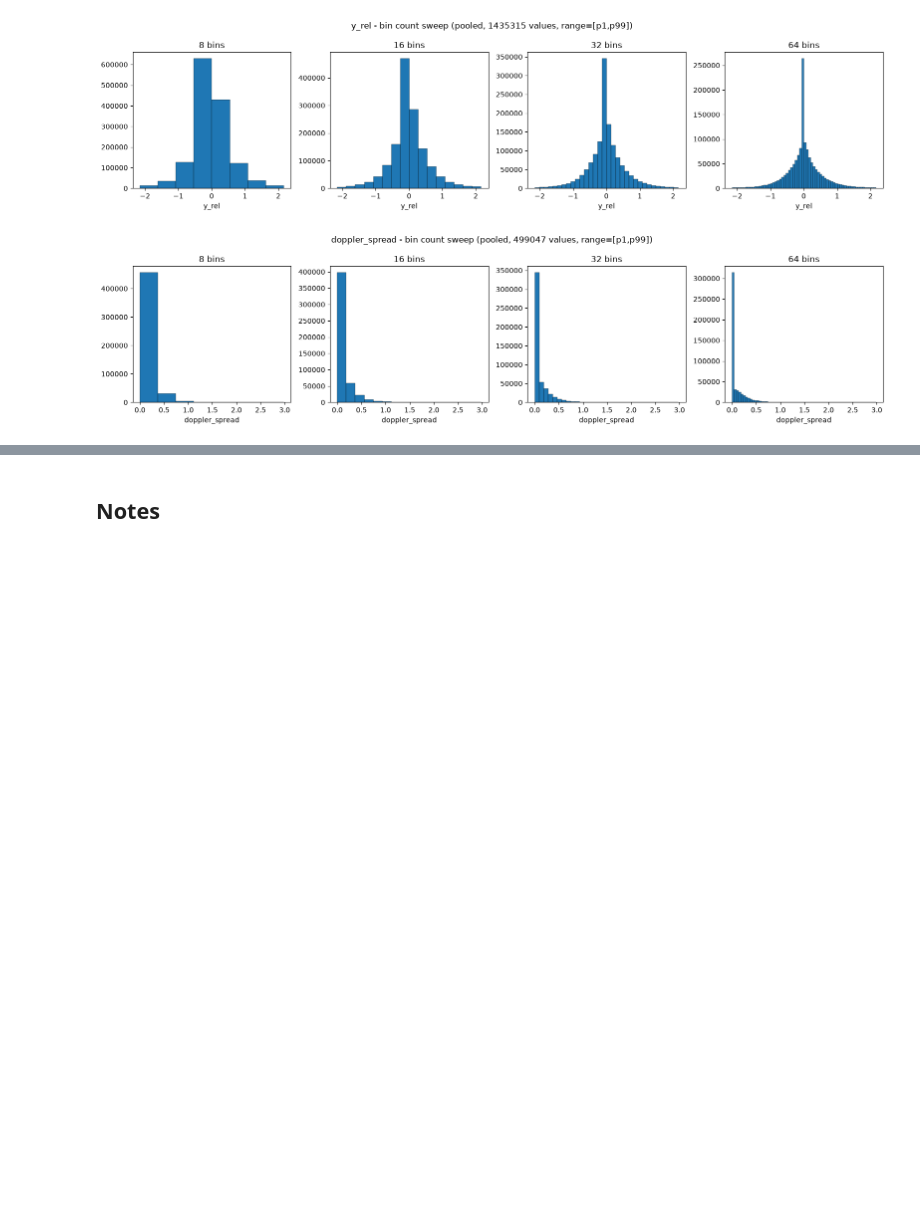
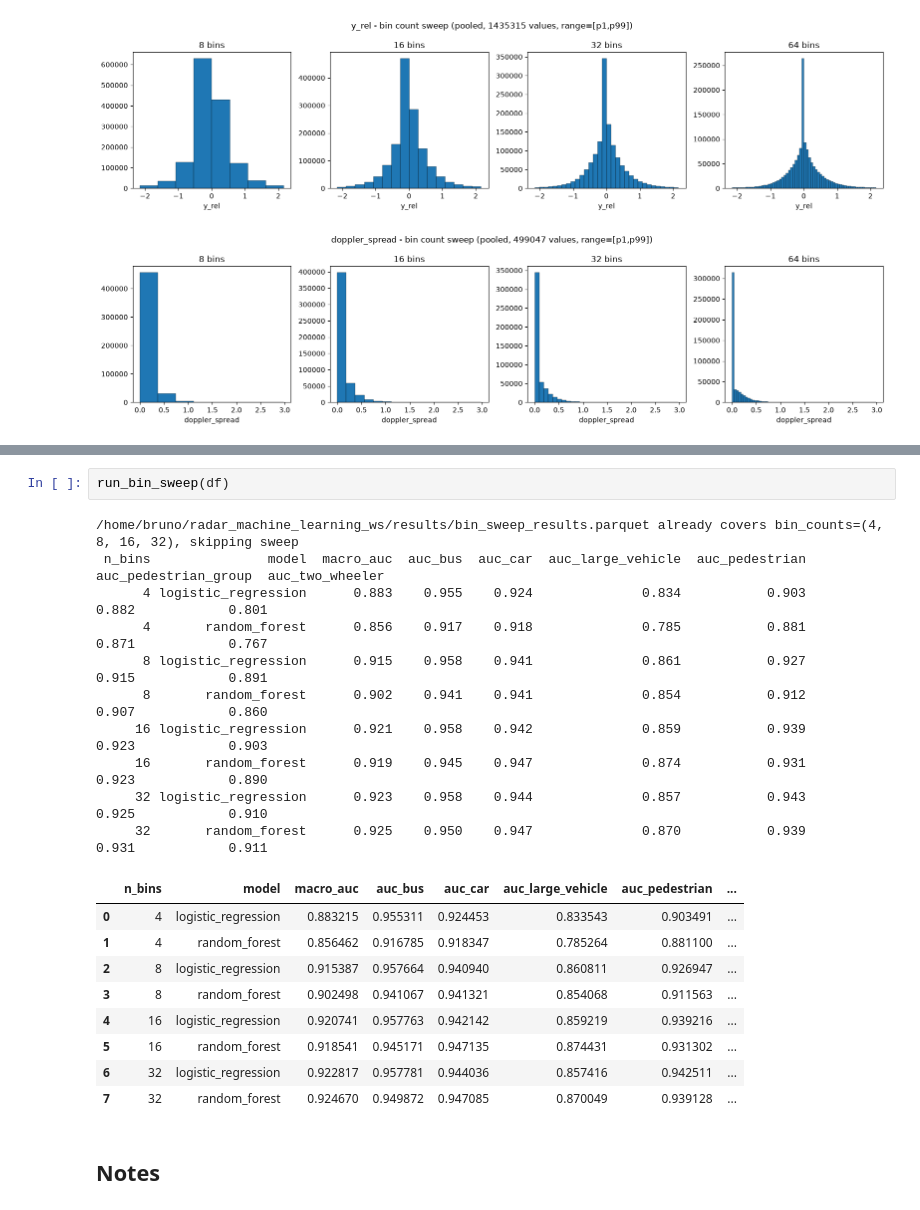
Before and after one commit to brunopinto900/radar-ml-autonomous-driving, a Jupyter notebook: notebooks/feature_distributions.ipynb, the cells around one changed output, grey strips where cells are left out. Drawn from its saved outputs; the diff is of its cells as text; blank space fills up the shorter version.

```diff
--- a/notebooks/feature_distributions.ipynb
+++ b/notebooks/feature_distributions.ipynb
@@ -58,2 +66,24 @@ figs["rcs"]
+# %%
+run_bin_sweep(df)
+# %% [output]
+/home/bruno/radar_machine_learning_ws/results/bin_sweep_results.parquet already covers bin_counts=(4, 8, 16, 32), skipping sweep
+ n_bins               model  macro_auc  auc_bus  auc_car  auc_large_vehicle  auc_pedestrian  auc_pedestrian_group  auc_two_wheeler
+      4 logistic_regression      0.883    0.955    0.924              0.834           0.903                 0.882            0.801
+      4       random_forest      0.856    0.917    0.918              0.785           0.881                 0.871            0.767
+      8 logistic_regression      0.915    0.958    0.941              0.861           0.927                 0.915            0.891
+      8       random_forest      0.902    0.941    0.941              0.854           0.912                 0.907            0.860
+     16 logistic_regression      0.921    0.958    0.942              0.859           0.939                 0.923            0.903
+     16       random_forest      0.919    0.945    0.947              0.874           0.931                 0.923            0.890
+     32 logistic_regression      0.923    0.958    0.944              0.857           0.943                 0.925            0.910
+     32       random_forest      0.925    0.950    0.947              0.870           0.939                 0.931            0.911
+|  | n_bins | model | macro_auc | auc_bus | auc_car | auc_large_vehicle | auc_pedestrian | ... |
+| 0 | 4 | logistic_regression | 0.883215 | 0.955311 | 0.924453 | 0.833543 | 0.903491 | ... |
+| 1 | 4 | random_forest | 0.856462 | 0.916785 | 0.918347 | 0.785264 | 0.881100 | ... |
+| 2 | 8 | logistic_regression | 0.915387 | 0.957664 | 0.940940 | 0.860811 | 0.926947 | ... |
+| 3 | 8 | random_forest | 0.902498 | 0.941067 | 0.941321 | 0.854068 | 0.911563 | ... |
+| 4 | 16 | logistic_regression | 0.920741 | 0.957763 | 0.942142 | 0.859219 | 0.939216 | ... |
+| 5 | 16 | random_forest | 0.918541 | 0.945171 | 0.947135 | 0.874431 | 0.931302 | ... |
+| 6 | 32 | logistic_regression | 0.922817 | 0.957781 | 0.944036 | 0.857416 | 0.942511 | ... |
+| 7 | 32 | random_forest | 0.924670 | 0.949872 | 0.947085 | 0.870049 | 0.939128 | ... |
 # %% [markdown]
 ## Notes
```
Also changed, not shown: parts of 4 cells of this notebook, 6 other files.
